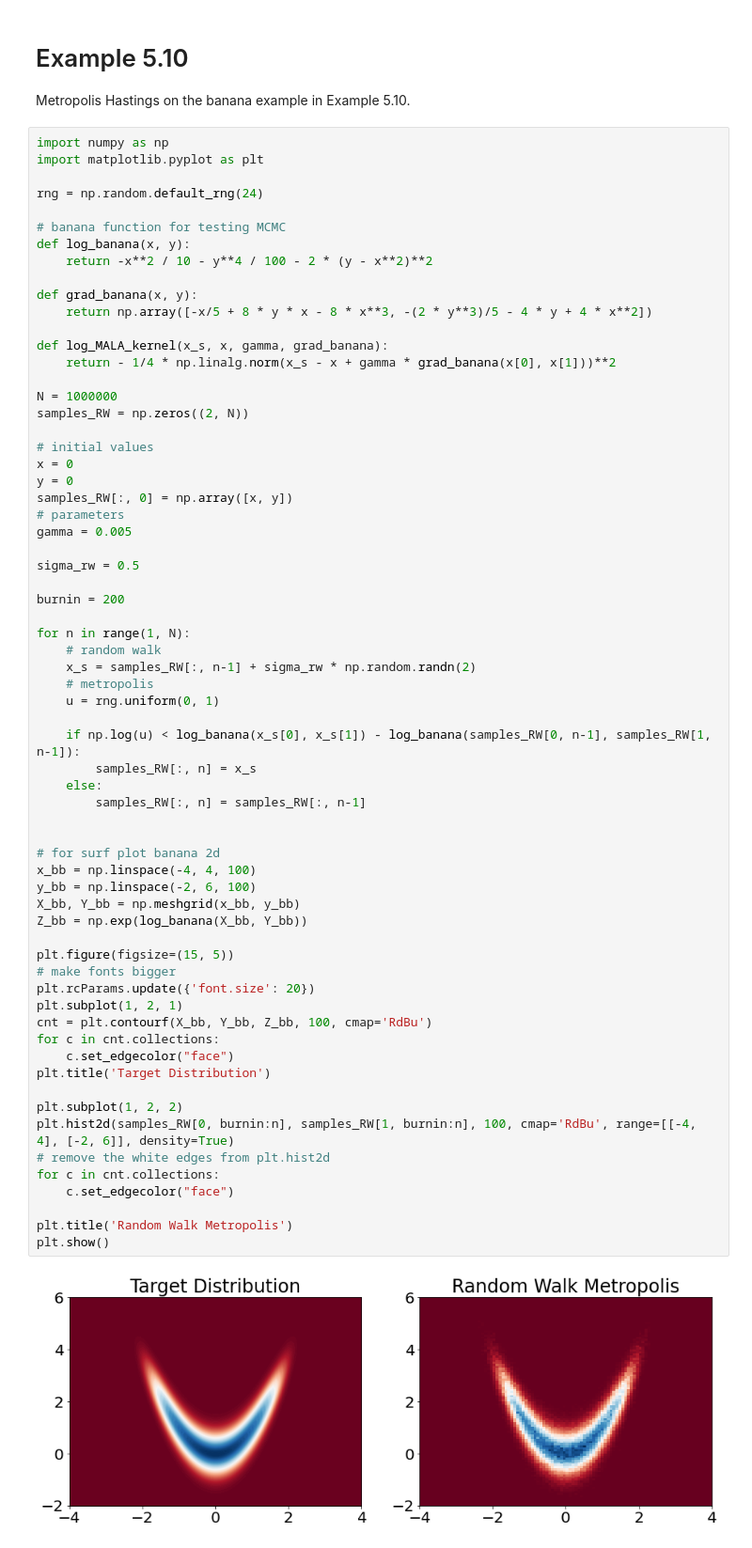
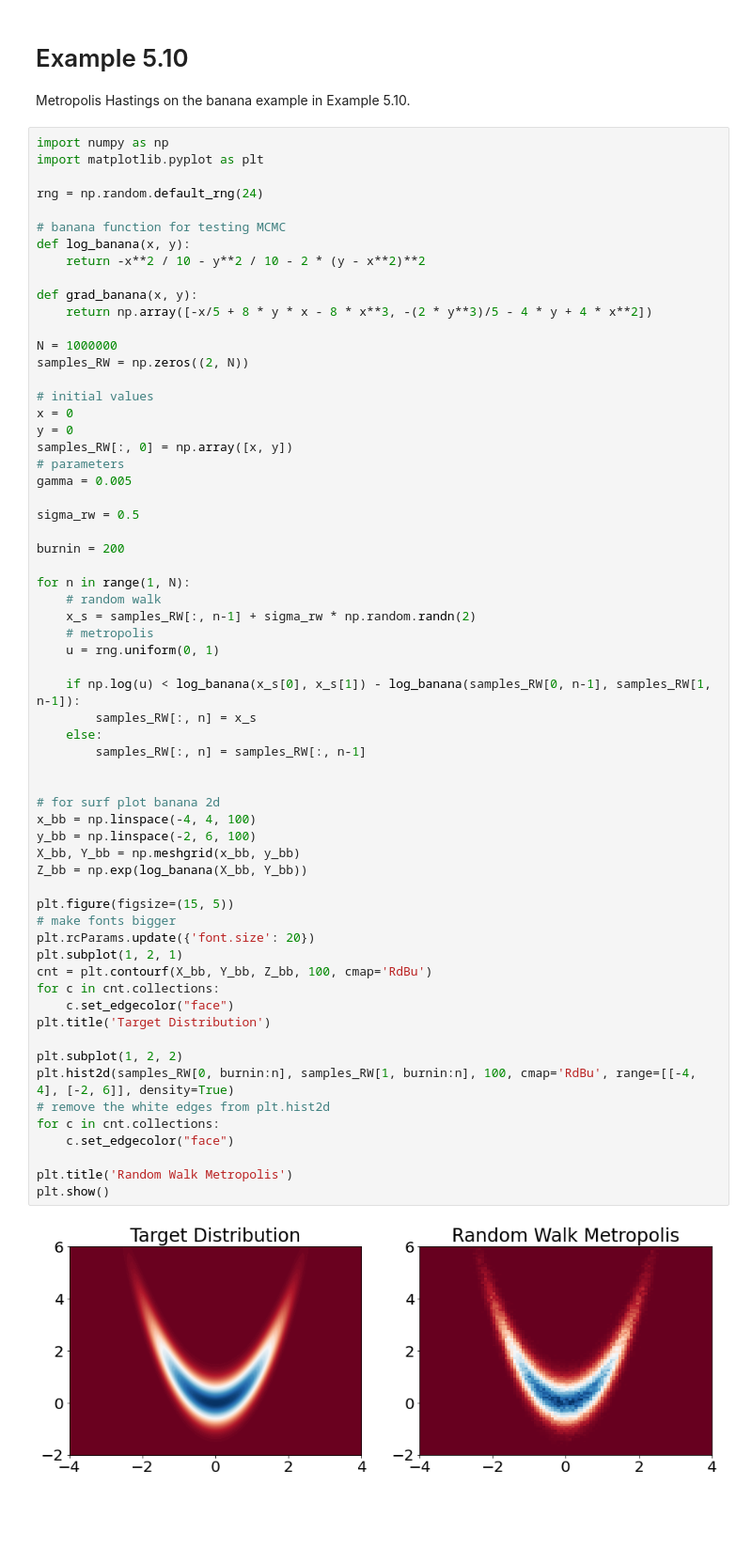
Before and after one commit to odakyildiz/stochastic-simulation, a Jupyter notebook: _sources/chapter-5/Example-5-10.ipynb, the cells around one changed output. Shown: that part at 94% size. Cells and saved outputs as stored; diff of their text form; blank space fills up the shorter version.

```diff
--- a/_sources/chapter-5/Example-5-10.ipynb
+++ b/_sources/chapter-5/Example-5-10.ipynb
@@ -10,13 +10,10 @@ rng = np.random.default_rng(24)
 
 # banana function for testing MCMC
 def log_banana(x, y):
-    return -x**2 / 10 - y**4 / 100 - 2 * (y - x**2)**2
+    return -x**2 / 10 - y**2 / 10 - 2 * (y - x**2)**2
 
 def grad_banana(x, y):
     return np.array([-x/5 + 8 * y * x - 8 * x**3, -(2 * y**3)/5 - 4 * y + 4 * x**2])
-
-def log_MALA_kernel(x_s, x, gamma, grad_banana):
-    return - 1/4 * np.linalg.norm(x_s - x + gamma * grad_banana(x[0], x[1]))**2
 
 N = 1000000
 samples_RW = np.zeros((2, N))
@@ -41,31 +38,31 @@ for n in range(1, N):
     if np.log(u) < log_banana(x_s[0], x_s[1]) - log_banana(samples_RW[0, n-1], samples_RW[1, n-1]):
         samples_RW[:, n] = x_s
     else:
         samples_RW[:, n] = samples_RW[:, n-1]
 
 
 # for surf plot banana 2d
 x_bb = np.linspace(-4, 4, 100)
 y_bb = np.linspace(-2, 6, 100)
 X_bb, Y_bb = np.meshgrid(x_bb, y_bb)
 Z_bb = np.exp(log_banana(X_bb, Y_bb))
 
 plt.figure(figsize=(15, 5))
 # make fonts bigger
 plt.rcParams.update({'font.size': 20})
 plt.subplot(1, 2, 1)
 cnt = plt.contourf(X_bb, Y_bb, Z_bb, 100, cmap='RdBu')
 for c in cnt.collections:
     c.set_edgecolor("face")
 plt.title('Target Distribution')
 
 plt.subplot(1, 2, 2)
 plt.hist2d(samples_RW[0, burnin:n], samples_RW[1, burnin:n], 100, cmap='RdBu', range=[[-4, 4], [-2, 6]], density=True)
 # remove the white edges from plt.hist2d
 for c in cnt.collections:
     c.set_edgecolor("face")
 
 plt.title('Random Walk Metropolis')
 plt.show()
 # %% [output]
-[figure, old version]
+[figure, new version]
```
Also changed, not shown: 37 other files.
